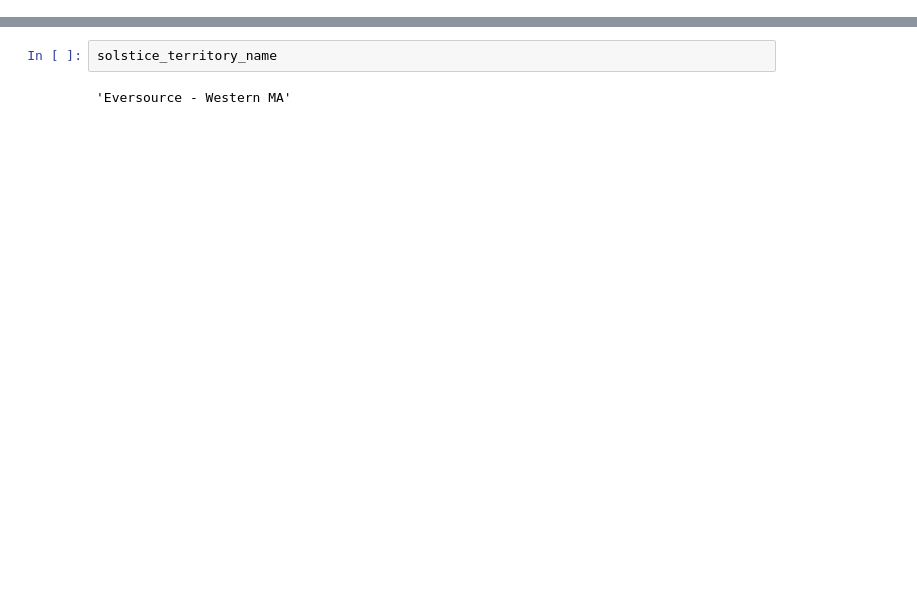
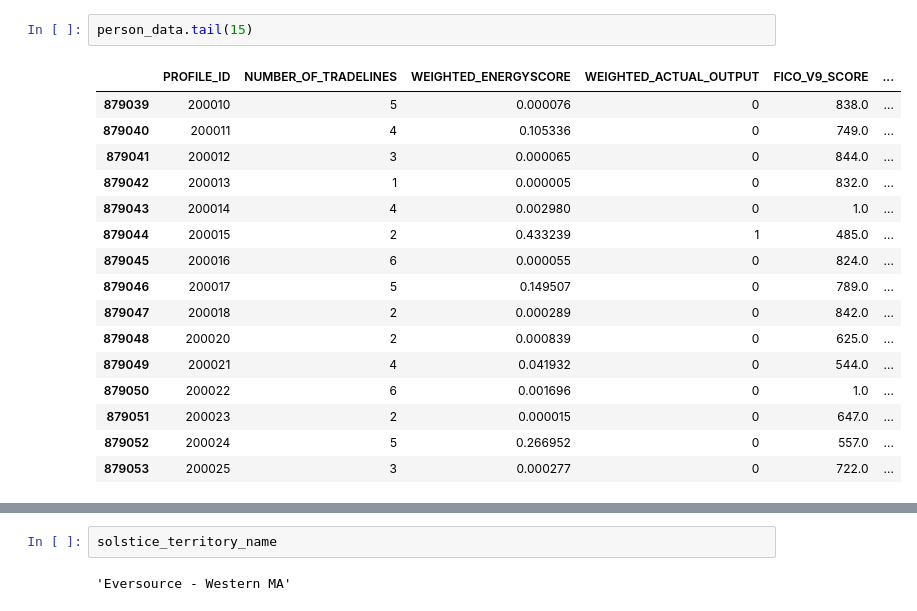
Before and after one commit to Jake-Ford/energyscore_demo, a Jupyter notebook: scratch.ipynb, the cells around one changed output, grey strips where cells are left out. Saved outputs shown, nothing was run; the diff lists cells and outputs as text; blank space fills up the shorter version.

```diff
--- a/scratch.ipynb
+++ b/scratch.ipynb
@@ -34,0 +48,19 @@ zip_geojson['ZIP'] = zip_geojson['ZCTA5CE10'].astype(str).str.zfill(5)
+# %%
+person_data.tail(15)
+# %% [output]
+|  | PROFILE_ID | NUMBER_OF_TRADELINES | WEIGHTED_ENERGYSCORE | WEIGHTED_ACTUAL_OUTPUT | FICO_V9_SCORE | ... |
+| 879039 | 200010 | 5 | 0.000076 | 0 | 838.0 | ... |
+| 879040 | 200011 | 4 | 0.105336 | 0 | 749.0 | ... |
+| 879041 | 200012 | 3 | 0.000065 | 0 | 844.0 | ... |
+| 879042 | 200013 | 1 | 0.000005 | 0 | 832.0 | ... |
+| 879043 | 200014 | 4 | 0.002980 | 0 | 1.0 | ... |
+| 879044 | 200015 | 2 | 0.433239 | 1 | 485.0 | ... |
+| 879045 | 200016 | 6 | 0.000055 | 0 | 824.0 | ... |
+| 879046 | 200017 | 5 | 0.149507 | 0 | 789.0 | ... |
+| 879047 | 200018 | 2 | 0.000289 | 0 | 842.0 | ... |
+| 879048 | 200020 | 2 | 0.000839 | 0 | 625.0 | ... |
+| 879049 | 200021 | 4 | 0.041932 | 0 | 544.0 | ... |
+| 879050 | 200022 | 6 | 0.001696 | 0 | 1.0 | ... |
+| 879051 | 200023 | 2 | 0.000015 | 0 | 647.0 | ... |
+| 879052 | 200024 | 5 | 0.266952 | 0 | 557.0 | ... |
+| 879053 | 200025 | 3 | 0.000277 | 0 | 722.0 | ... |
```
Also changed, not shown: parts of 17 cells of this notebook, 1 other file.
